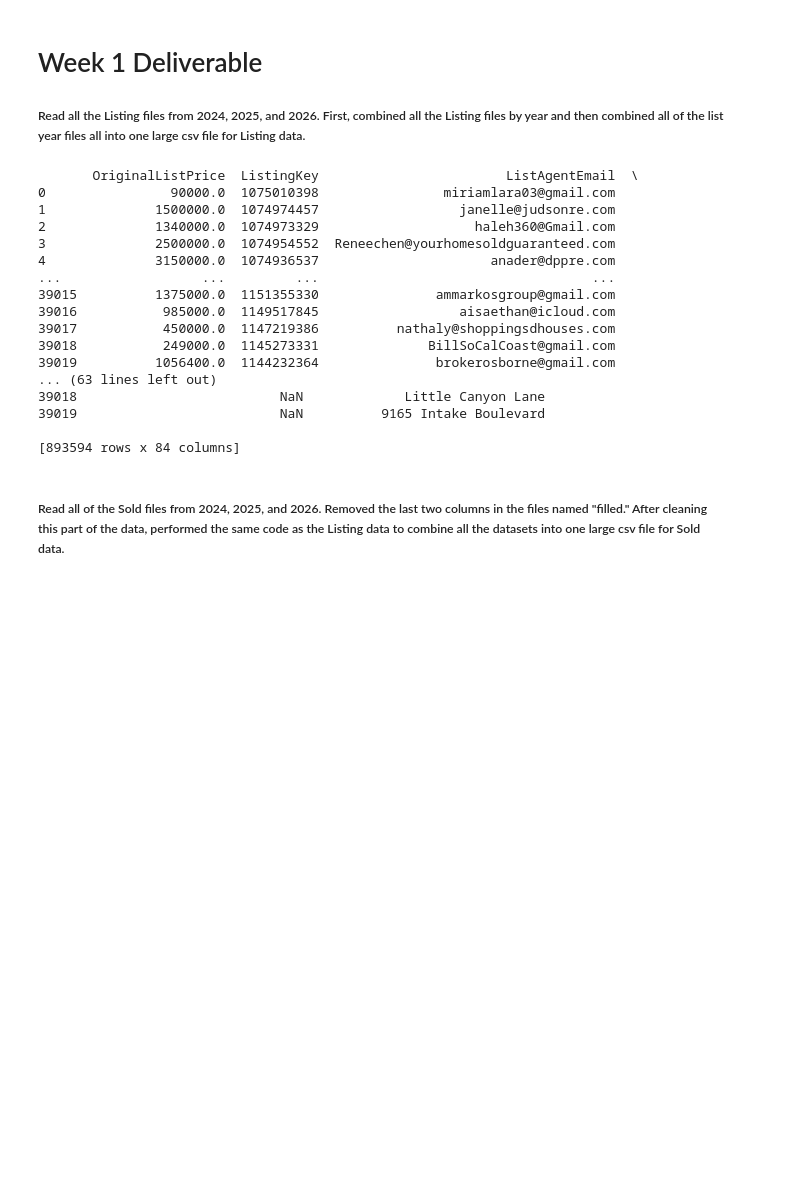
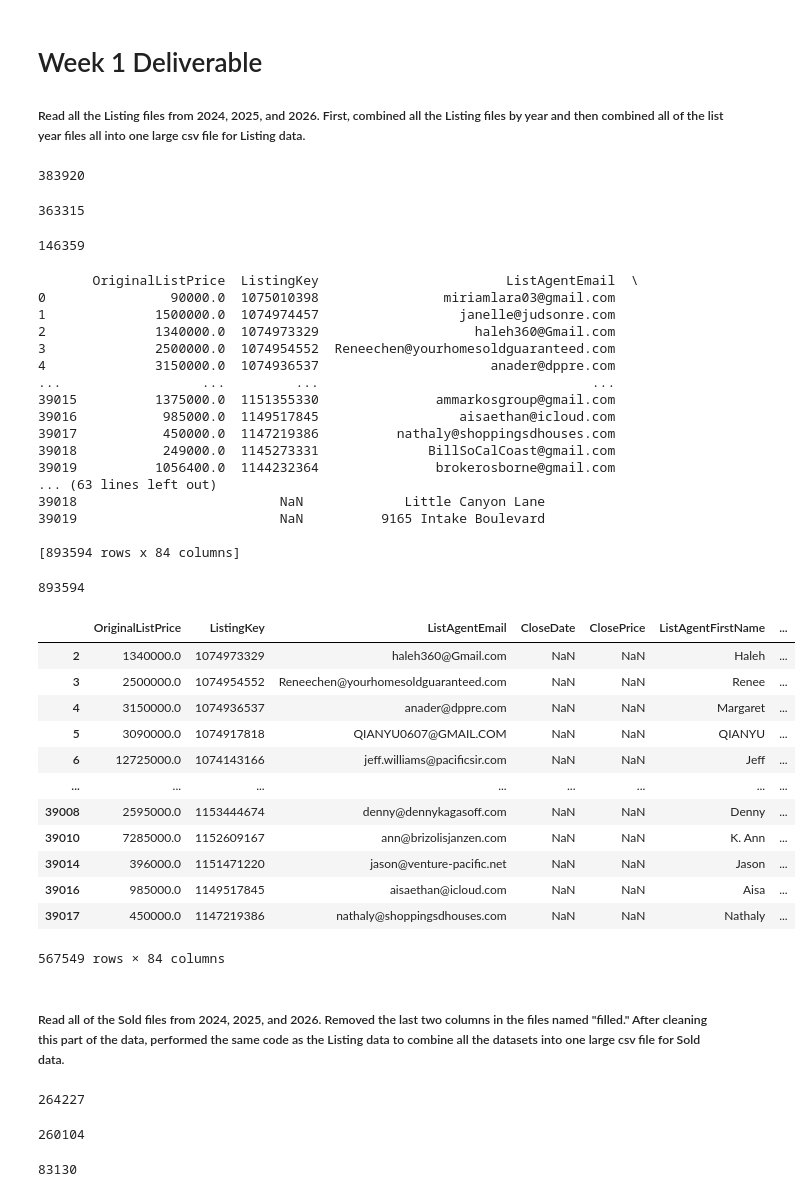
Before and after one commit to anushanamburu/idx-exchange-internship, a Jupyter notebook: Week1.ipynb, the cells around one changed output. Cells and saved outputs as stored; diff of their text form; code cells hidden in the pictures; blank space fills up the shorter version.

```diff
--- a/Week1.ipynb
+++ b/Week1.ipynb
@@ -19,6 +19,11 @@ list11 = pd.read_csv("CRMLSListing202411.csv")
 list12 = pd.read_csv("CRMLSListing202412.csv")
 
 list2024 = pd.concat([list1,list2,list3,list4,list5,list6,list7,list8,list9,list10,list11,list12])
+
+#383,920 listings for 2024 year
+len(list2024)
+# %% [output]
+383920
 # %%
 list1x = pd.read_csv("CRMLSListing202501.csv")
 list2x = pd.read_csv("CRMLSListing202502.csv")
@@ -34,6 +39,11 @@ list11x = pd.read_csv("CRMLSListing202511.csv")
 list12x = pd.read_csv("CRMLSListing202512.csv")
 
 list2025 = pd.concat([list1x,list2x,list3x,list4x,list5x,list6x,list7x,list8x,list9x,list10x,list11x,list12x])
+
+#363,315 listings for 2025 year
+len(list2025)
+# %% [output]
+363315
 # %%
 list1y = pd.read_csv("CRMLSListing202601.csv")
 list2y = pd.read_csv("CRMLSListing202602.csv")
@@ -41,9 +51,17 @@ list3y = pd.read_csv("CRMLSListing202603.csv")
 list4y = pd.read_csv("CRMLSListing202604.csv")
 
 list2026 = pd.concat([list1y,list2y,list3y,list4y])
+
+#146,359 listings for 2026 year
+len(list2026)
+# %% [output]
+146359
 # %%
 list = pd.concat([list2024,list2025,list2026])
 print(list)
+
+#total of 893,594 listings for years 2024, 2025, and 2026
+len(list)
 # %% [output]
        OriginalListPrice  ListingKey                        ListAgentEmail  \
 0                90000.0  1075010398                miriamlara03@gmail.com
@@ -62,6 +80,26 @@ print(list)
 39019                          NaN          9165 Intake Boulevard
 
 [893594 rows x 84 columns]
+893594
+# %%
+list_residentials = list[list["PropertyType"] == "Residential"]
+list_residentials
+
+#total of 567,549 listings that were residential for years 2024, 2025, and 2026
+# %% [output]
+|  | OriginalListPrice | ListingKey | ListAgentEmail | CloseDate | ClosePrice | ListAgentFirstName | ... |
+| 2 | 1340000.0 | 1074973329 | haleh360@Gmail.com | NaN | NaN | Haleh | ... |
+| 3 | 2500000.0 | 1074954552 | Reneechen@yourhomesoldguaranteed.com | NaN | NaN | Renee | ... |
+| 4 | 3150000.0 | 1074936537 | anader@dppre.com | NaN | NaN | Margaret | ... |
+| 5 | 3090000.0 | 1074917818 | QIANYU0607@GMAIL.COM | NaN | NaN | QIANYU | ... |
+| 6 | 12725000.0 | 1074143166 | jeff.williams@pacificsir.com | NaN | NaN | Jeff | ... |
+| ... | ... | ... | ... | ... | ... | ... | ... |
+| 39008 | 2595000.0 | 1153444674 | denny@dennykagasoff.com | NaN | NaN | Denny | ... |
+| 39010 | 7285000.0 | 1152609167 | ann@brizolisjanzen.com | NaN | NaN | K. Ann | ... |
+| 39014 | 396000.0 | 1151471220 | jason@venture-pacific.net | NaN | NaN | Jason | ... |
+| 39016 | 985000.0 | 1149517845 | aisaethan@icloud.com | NaN | NaN | Aisa | ... |
+| 39017 | 450000.0 | 1147219386 | nathaly@shoppingsdhouses.com | NaN | NaN | Nathaly | ... |
+567549 rows × 84 columns
 # %% [markdown]
 ##### Read all of the Sold files from 2024, 2025, and 2026. Removed the last two columns in the files named "filled." After cleaning this part of the data, performed the same code as the Listing data to combine all the datasets into one large csv file for Sold data.
 # %%
@@ -86,6 +124,11 @@ sold11 = pd.read_csv("CRMLSSold202411.csv")
 sold12 = pd.read_csv("CRMLSSold202412.csv")
 
 sold2024 = pd.concat([sold1,sold2,sold3,sold4,sold5_new,sold6_new,sold7_new,sold8,sold9,sold10,sold11,sold12])
+
+#264,227 sold in 2024 year
+len(sold2024)
+# %% [output]
+264227
 # %%
 sold1x = pd.read_csv("CRMLSSold202501_filled.csv")
 sold1_newx = sold1x.drop(columns=sold1x.columns[-2:])
@@ -103,6 +146,11 @@ sold11x = pd.read_csv("CRMLSSold202511.csv")
 sold12x = pd.read_csv("CRMLSSold202512.csv")
 
 sold2025 = pd.concat([sold1_newx,sold2x,sold3x,sold4x,sold5x,sold6x,sold7x,sold8x,sold9x,sold10x,sold11x,sold12x])
+
+#260,104 sold in 2025 year
+len(sold2025)
+# %% [output]
+260104
 # %%
 sold1y = pd.read_csv("CRMLSSold202601.csv")
 sold2y = pd.read_csv("CRMLSSold202602.csv")
@@ -110,6 +158,11 @@ sold3y = pd.read_csv("CRMLSSold202603.csv")
 sold4y = pd.read_csv("CRMLSSold202604.csv")
 
 sold2026 = pd.concat([sold1y,sold2y,sold3y,sold4y])
+
+#83,130 sold in 2026 year
+len(sold2026)
+# %% [output]
+83130
 # %%
 sold = pd.concat([sold2024,sold2025,sold2026])
 print(sold)
```
Also changed, not shown: parts of 4 cells of this notebook.
